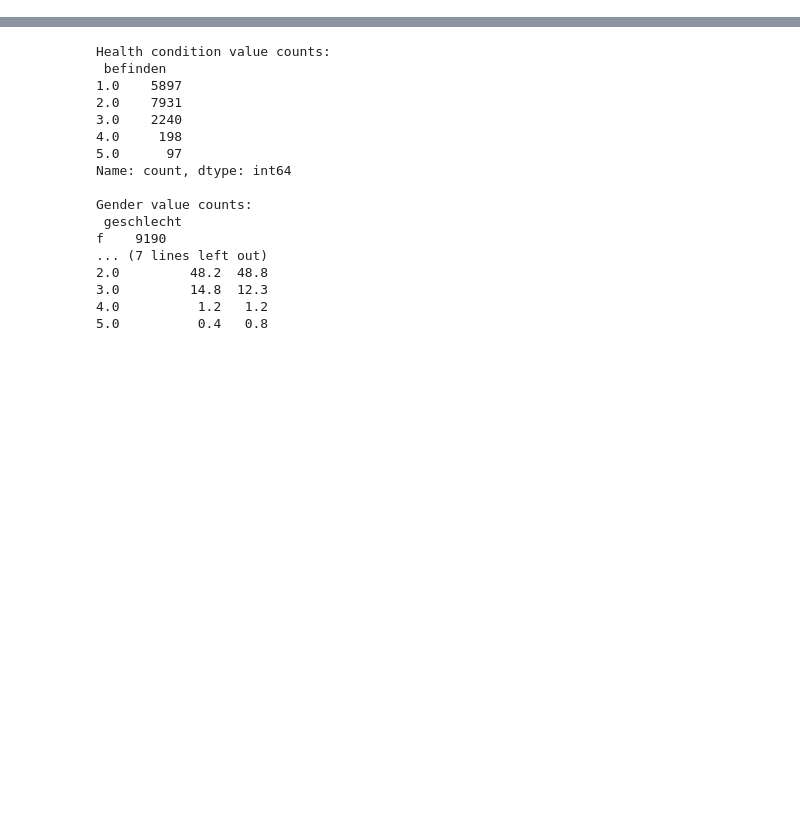
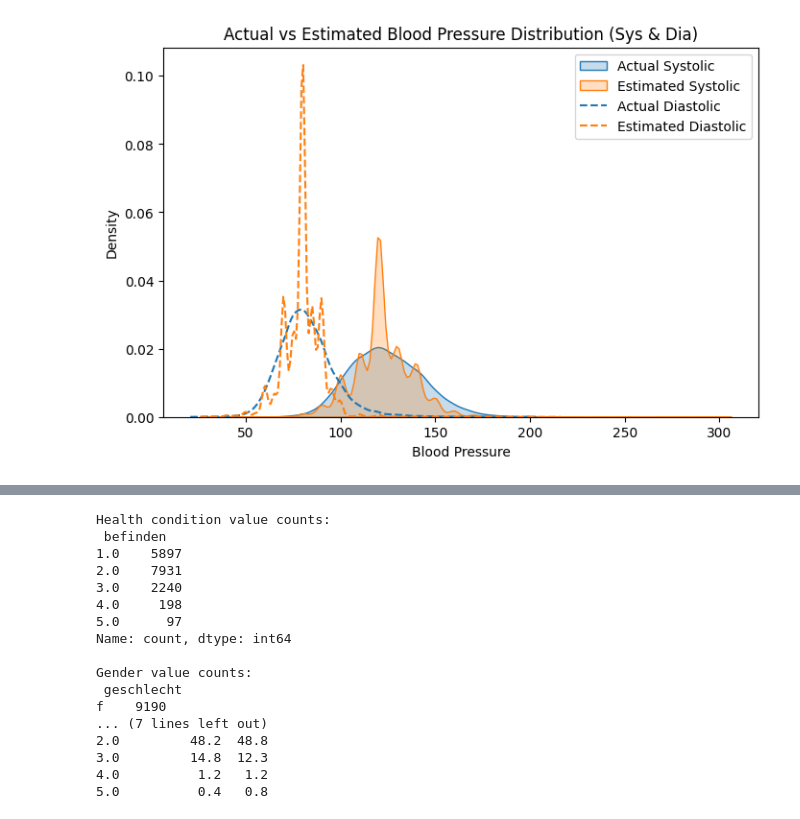
Before and after one commit to bcrohit/case-study, a Jupyter notebook: notebooks/eda.ipynb, the cells around one changed output, grey strips where cells are left out. Cells and saved outputs as stored; diff of their text form; code cells hidden in the pictures; blank space fills up the shorter version.

```diff
--- a/notebooks/eda.ipynb
+++ b/notebooks/eda.ipynb
@@ -11,0 +112,18 @@ data['age'] = 2006 - data['geburtsjahr']
+# %%
+# Actual vs Estimated Blood Pressure (Model Comparison)
+plt.figure(figsize=(8,5))
+
+# Systolic
+sns.kdeplot(df['messwert_bp_sys'], label='Actual Systolic', fill=True)
+sns.kdeplot(df['schaetzwert_bp_sys'], label='Estimated Systolic', fill=True)
+
+# Diastolic
+sns.kdeplot(df['messwert_bp_dia'], label='Actual Diastolic', linestyle='--')
+sns.kdeplot(df['schaetzwert_by_dia'], label='Estimated Diastolic', linestyle='--')
+
+plt.title('Actual vs Estimated Blood Pressure Distribution (Sys & Dia)')
+plt.xlabel('Blood Pressure')
+plt.legend()
+plt.show()
+# %% [output]
+[figure, added]
```
Also changed, not shown: parts of 19 cells of this notebook.
